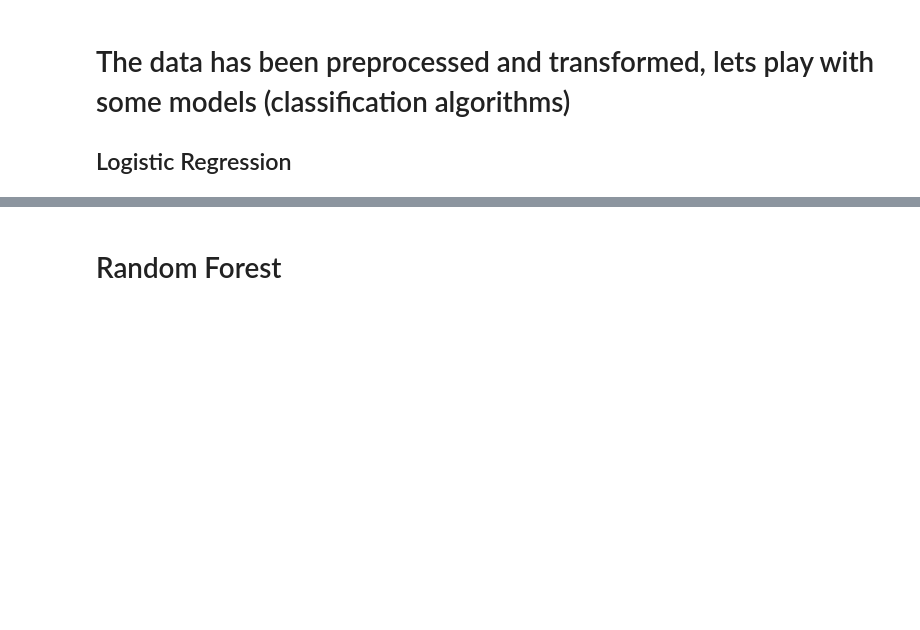
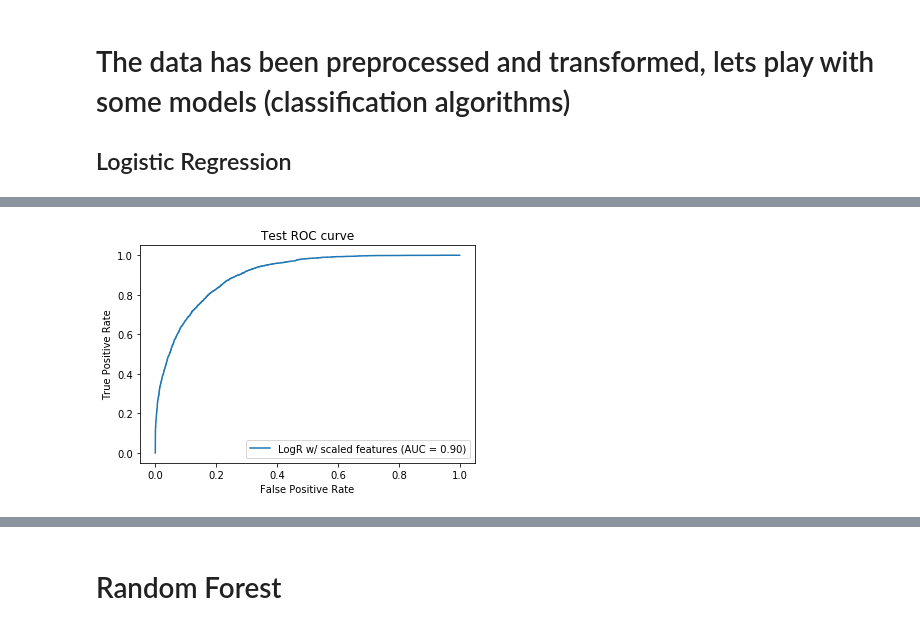
Before and after one commit to sebas-aguilar/ML-Exercise, a Jupyter notebook: dataScienceExercise.ipynb, the cells around one changed output, grey strips where cells are left out. Drawn from its saved outputs; the diff is of its cells as text; code cells hidden in the pictures; blank space fills up the shorter version.

Commit message:
update
-Reported Test metrics as well as Training metrics
-Clearly labeled which is what
-Implemented gradiantboosting algo

```diff
--- a/dataScienceExercise.ipynb
+++ b/dataScienceExercise.ipynb
@@ -325,0 +276,81 @@ plot_confusion_matrix(logr_clf,X_testTrans,y_test,display_labels=['<=50K','>50K'
+# %%
+from sklearn.linear_model import LogisticRegression, LogisticRegressionCV
+# 'LogisticRegression' training algorithm, no hyper parameter tuning, needs manual GridSearch implementation
+# 'LogisticRegression' training algorithm, automatic hyperparameter tuning, equivalent to using GridSeachCV
+
+# RobustScaled features
+logr_clf = LogisticRegressionCV(cv=3,random_state=42,solver='lbfgs',max_iter=1000,n_jobs=-1)
+logr_clf.fit(X=X_trainTrans,y=y_train)
+y_train_logr_pred = logr_clf.predict(X_trainTrans)
+
+# No scale features
+logrNoScale_clf = LogisticRegressionCV(cv=3,random_state=42,solver='lbfgs',max_iter=1000,n_jobs=-1)
+logrNoScale_clf.fit(X=X_trainTransNoScale,y=y_train)
+y_train_logrNoScale_pred = logr_clf.predict(X_trainTransNoScale)
+
+
+
+print('Metrics evaluating `trained` model on TRAINING set (How well did it train?):')
+from sklearn.metrics import precision_recall_fscore_support
+
+accScoreScaled = logr_clf.score(X = X_trainTrans, y = y_train)  # This is accuracy in getting the label correct
+metricScore = precision_recall_fscore_support(y_true=y_train, y_pred = y_train_logr_pred, pos_label = 1, average = 'binary')
+print('Scaled features accuracy score:\t\t%3.3f'%accScoreScaled)
+print('Scaled features precision score:\t%3.3f'%metricScore[0])
+print('Scaled features recall score:\t\t%3.3f'%metricScore[1])
+print('Scaled features f1 score:\t\t%3.3f'%metricScore[2])
+
+accScoreNoScale = logrNoScale_clf.score(X=X_trainTransNoScale,y=y_train)
+metricScoreNoScale = precision_recall_fscore_support(y_true = y_train, y_pred = y_train_logrNoScale_pred, pos_label = 1, average='binary')
+print('\nNo scaled features:\t\t\t%3.3f'%accScoreNoScale)
+print('No scaled features precision score:\t%3.3f'%metricScoreNoScale[0])
+print('No scaled features recall score:\t%3.3f'%metricScoreNoScale[1])
+print('No scaled features f1 score:\t\t%3.3f'%metricScoreNoScale[2])
+# Logistic regression 'score' is mean accuracy value -> Seems decent but remember the classes are imbalanced
+# 75% of data is >50K and 25% is <=50K. ACCURACY IS NOT A GOOD METRIC
+
+
+
+# MANUAL MODEL HYPERPARAMETER TUNING IMPLEMENTATION
+# from sklearn.model_selection import GridSearchCV
+# from sklearn.metrics import make_scorer
+
+# scoring = {'AUC': 'roc_auc', 'F1': make_scorer(f1_score), 'precision': 'precision', 'recall': 'recall'}
+# grid = GridSearchCV(estimator=LogisticRegressionCV(solver='lbfgs',random_state=42,max_iter=1000),
+#                     param_grid={'Cs':[2,5,10],'cv': [3, 4, 5]},
+#                     scoring=scoring, refit='AUC', return_train_score=True)
+
+# grid.fit(X_trainTrans, y_train)
+# y_test_pred = grid.predict(X_testTrans)
+# results = grid.cv_results_
+# # print(results)
+
+
+
+from sklearn.metrics import accuracy_score, roc_auc_score
+
+# Predictions on our test set
+y_test_logr_pred = logr_clf.predict(X_testTrans)
+
+# Model evaluation (scalar values)
+accScore = accuracy_score(y_true = y_test, y_pred = y_test_logr_pred)
+rocaucScore = roc_auc_score(y_true = y_test, y_score = logr_clf.predict_proba(X_testTrans)[:,1])
+testMetricScore = precision_recall_fscore_support(y_true = y_test, y_pred = y_test_logr_pred, pos_label=1, average='binary')
+
+print('\n\n\nMetrics evaluating `trained` model on TEST set:')
+print('Scaled features accuracy score:\t\t%3.3f'%accScore)
+print('Scaled features precision score:\t%3.3f'%testMetricScore[0])
+print('Scaled features recall score:\t\t%3.3f'%testMetricScore[1])
+print('Scaled features f1 score:\t\t%3.3f'%testMetricScore[2])
+print('Scaled features auc score:\t\t%3.3f'%rocaucScore)
+
+print('\n\nLogistic Regression metrics (Plots):')
+# Model evaluation (plots) (Evaluating trained Logistic regression model on the test set)
+from sklearn.metrics import plot_confusion_matrix,plot_roc_curve,plot_precision_recall_curve
+disp_roc=plot_roc_curve(logr_clf,X_testTrans,y_test,name='LogR w/ scaled features')
+disp_roc.ax_.set_title('Test ROC curve')
+disp_prec_rec = plot_precision_recall_curve(logr_clf,X_testTrans,y_test,name='LogR w/ scaled features')
+disp_prec_rec.ax_.set_title('Test Precision Recall curve')
+disp_cm = plot_confusion_matrix(logr_clf,X_testTrans,y_test,display_labels=['<=50K','>50K'])
+disp_cm.ax_.set_title('Test Confusion Matrix')
+# %% [output]
@@ -325,0 +375 @@ plot_confusion_matrix(logr_clf,X_testTrans,y_test,display_labels=['<=50K','>50K'
+[figure, added]
```
Also changed, not shown: parts of 8 cells of this notebook, 14 other files.
